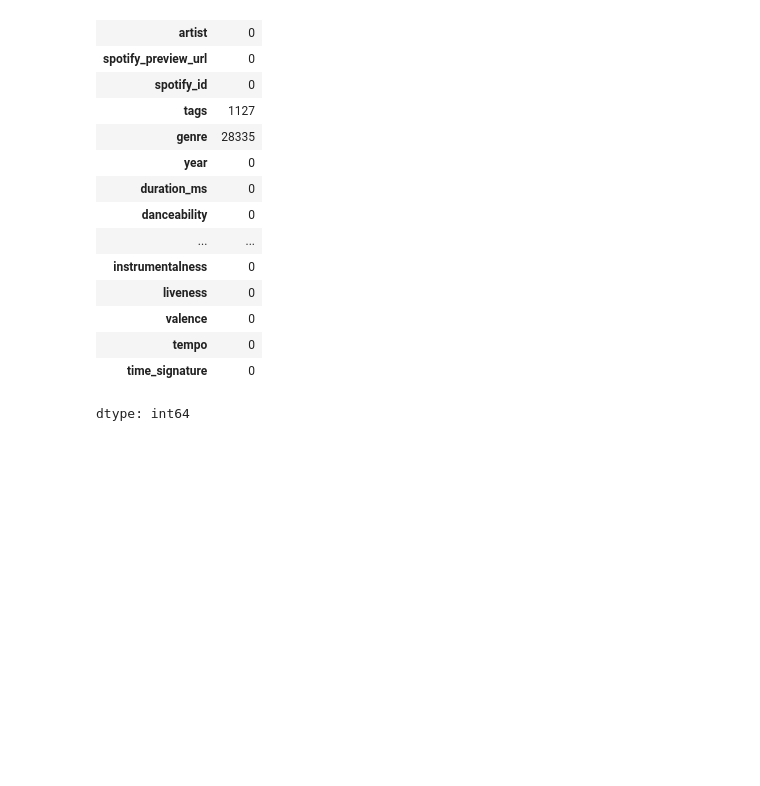
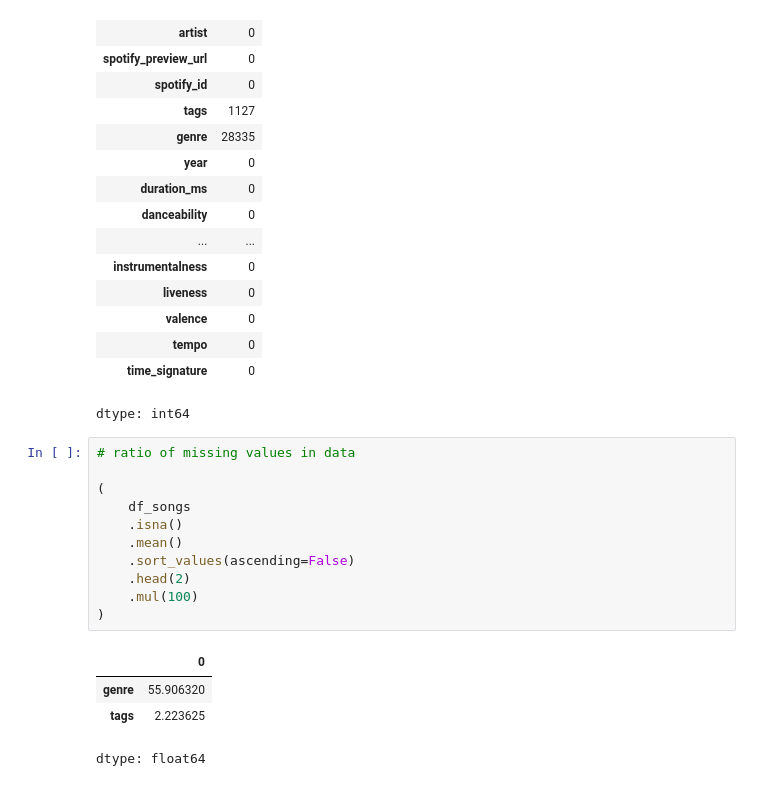
Before and after one commit to vaibhav12686/Hybrid-Recommender-System, a Jupyter notebook: Content_Based_Filtering.ipynb, the cells around one changed output. Cells and saved outputs as stored; diff of their text form; blank space fills up the shorter version.

```diff
--- a/Content_Based_Filtering.ipynb
+++ b/Content_Based_Filtering.ipynb
@@ -126,3 +127,19 @@ df_songs.isna().sum()
 | tempo | 0 |
 | time_signature | 0 |
 dtype: int64
+# %%
+# ratio of missing values in data
+
+(
+    df_songs
+    .isna()
+    .mean()
+    .sort_values(ascending=False)
+    .head(2)
+    .mul(100)
+)
+# %% [output]
+|  | 0 |
+| genre | 55.906320 |
+| tags | 2.223625 |
+dtype: float64
```
Also changed, not shown: parts of 6 cells of this notebook.
